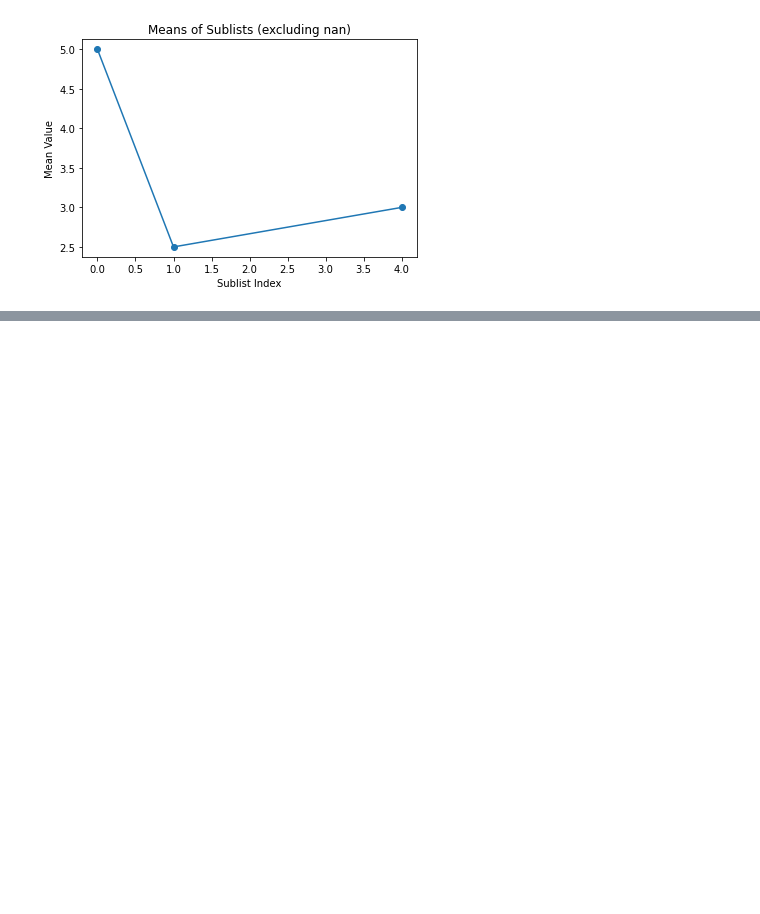
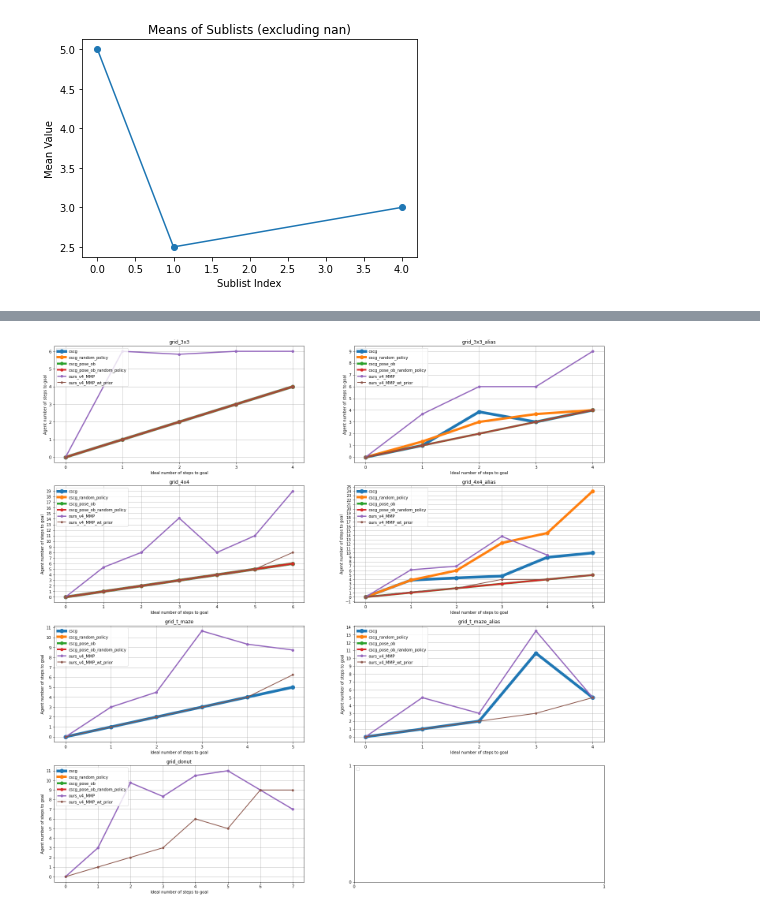
Before and after one commit to my-name-is-D/high_level_nav_planning, a Jupyter notebook: results_plotted.ipynb, the cells around one changed output, grey strips where cells are left out. Cells and saved outputs as stored; diff of their text form; code cells hidden in the pictures; blank space fills up the shorter version.

```diff
--- a/results_plotted.ipynb
+++ b/results_plotted.ipynb
@@ -421,0 +589,39 @@ array([[0. , 1. , 1.5, nan, nan, nan, nan]])
+# %%
+# fig, axes = plt.subplots(int(len(average_steps[0])/2), int(len(average_steps[0])/2))
+
+on_row = 4
+on_col = 2
+fig, axes = plt.subplots(on_row, on_col, figsize=(25, 25))
+plot_list = [[i, j] for i in range(on_row) for j in range(on_col)]
+
+linewidth = len(average_steps) + 2
+for m_id, model_list in enumerate(average_steps):
+    for ax_id, env_steps in enumerate(model_list):
+        # Filter out nan values
+        sublist_filtered = [value for value in env_steps if not np.isnan(value)]
+        ax_indexes = plot_list[ax_id]
+
+        line_linewidth = linewidth - (m_id+1)
+        axes[ax_indexes[0], ax_indexes[1]].plot(sublist_filtered, marker='o', markersize=line_linewidth+3, linewidth=line_linewidth)
+
+        axes[ax_indexes[0], ax_indexes[1]].set_title(envs[ax_id])
+        axes[ax_indexes[0], ax_indexes[1]].set_xlabel('Ideal number of steps to goal')
+        axes[ax_indexes[0], ax_indexes[1]].set_ylabel('Agent number of steps to goal')
+
+
+for ax in axes.flat:
+    ax.legend(model_names, loc='upper left')
+    ax.xaxis.set_major_locator(MaxNLocator(integer=True))
+    ax.yaxis.set_major_locator(MultipleLocator(1))
+    ax.grid()
+
+plt.show()
+
+    # # Add labels and show the plot
+    # plt.xlabel('Index')
+    # plt.ylabel('Value')
+    # plt.title('Sub-sublist Plots')
+
+    # plt.show()
+# %% [output]
+[figure, added]
```
Also changed, not shown: parts of 17 cells of this notebook, 10 other files.
